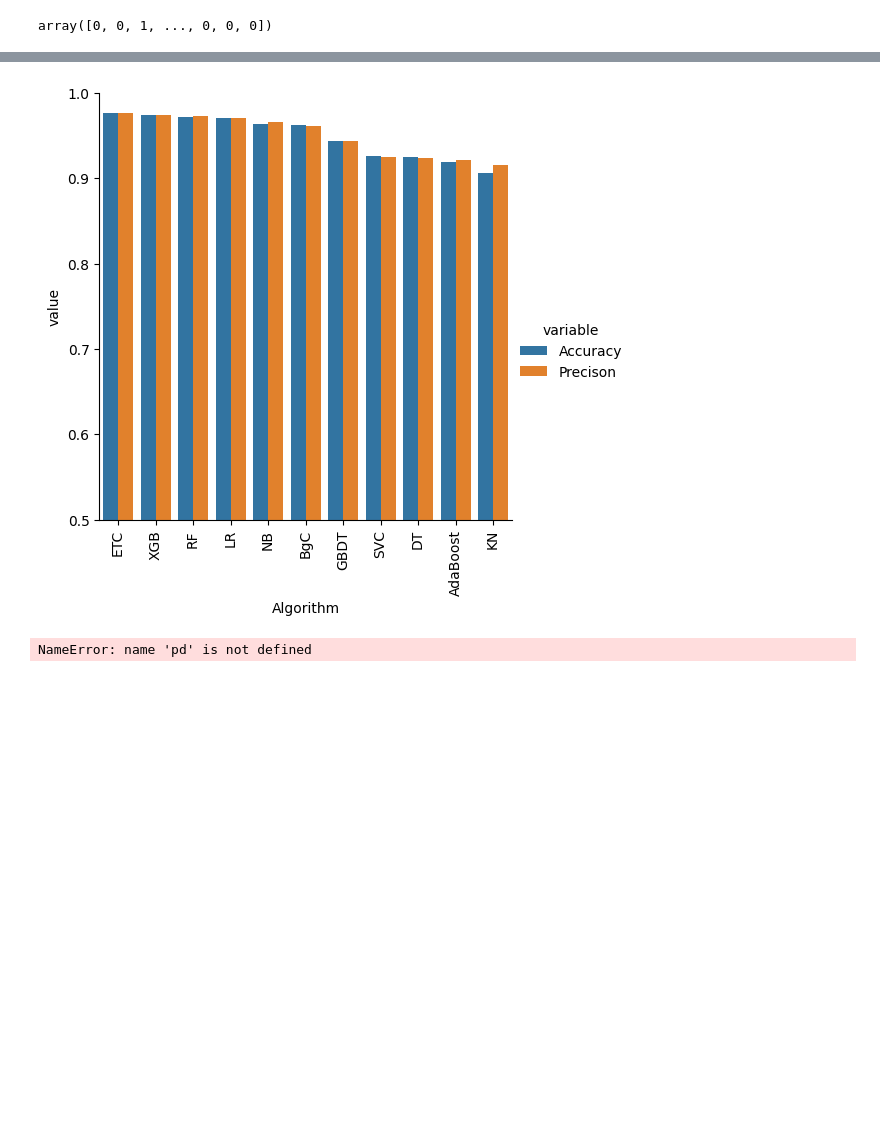
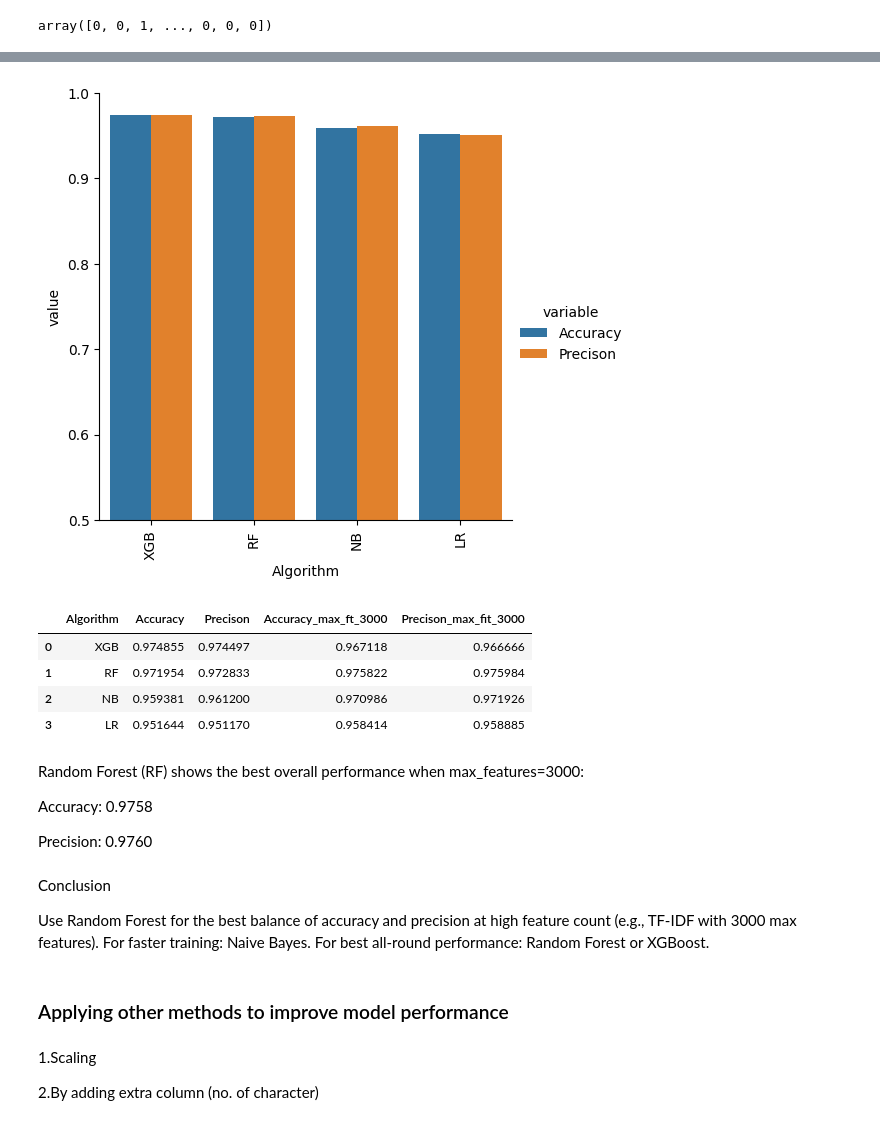
Before and after one commit to Ashish570raj/SMS-or-Email-Spam-Classifier, a Jupyter notebook: classifirer.ipynb, the cells around one changed output, grey strips where cells are left out. Cells and saved outputs as stored; diff of their text form; code cells hidden in the pictures; blank space fills up the shorter version.

Commit message:
model traning completed

```diff
--- a/classifirer.ipynb
+++ b/classifirer.ipynb
@@ -635,7 +635,7 @@ from sklearn.feature_extraction.text import CountVectorizer,TfidfVectorizer
 cv= CountVectorizer()
 tfidf=TfidfVectorizer(max_features=3000)
 # %%
-x= cv.fit_transform(df['transformed_text']).toarray()
+x= tfidf.fit_transform(df['transformed_text']).toarray()
 # %%
 x.shape
 # %% [output]
@@ -718,16 +720,17 @@ xgb = XGBClassifier(n_estimators=50, random_state=2)
 # %%
 clfs = {
-    'SVC'      : svc,
-    'KN'       : knc,
     'NB'       : mnb,
-    'DT'       : dtc,
     'LR'       : lrc,
     'RF'       : rfc,
-    'AdaBoost' : abc,
-    'BgC'      : bc,
-    'ETC'      : etc,
-    'GBDT'     : gbdt,
     'XGB'      : xgb   # ✅ Added proper key name
+#     'SVC'      : svc,
+#     'KN'       : knc,
+#     'DT'       : dtc,
+#     'AdaBoost' : abc,
+#     'BgC'      : bc,
+#     'ETC'      : etc,
+#     'GBDT'     : gbdt,
+#
 }
 # %%
 def train_classifierr(clf, x_train, x_test, y_train, y_test):
@@ -737,5 +740,5 @@ def train_classifierr(clf, x_train, x_test, y_train, y_test):
     precision = precision_score(y_test, y_pred, average='weighted')  # Use average param for multi-class
     return accuracy, precision
 # %%
-train_classifierr(svc, x_train, x_test, y_train, y_test)
+train_classifierr(lrc, x_train, x_test, y_train, y_test)
 # %% [output]
@@ -791,5 +784,5 @@ performance_df
 # %%
-performance_df22 = pd.melt (performance_df, id_vars = "Algorithm")
-performance_df22
+performance_df1= pd.melt (performance_df, id_vars = "Algorithm")
+performance_df1
 # %% [output]
 |  | Algorithm | variable | value |
@@ -812,14 +797,38 @@ performance_df22
 # %%
-sns.catplot(data=performance_df22,x="Algorithm", y="value", hue="variable",kind="bar",height=5)
+sns.catplot(data=performance_df1,x="Algorithm", y="value", hue="variable",kind="bar",height=5)
 plt.ylim(0.5,1.0)
 plt.xticks(rotation='vertical')
 plt.show()
 # %% [output]
-[figure, old version]
+[figure, new version]
 # %%
 # model improve
 # 1. change the max_features parameter of tfIdf
 # %%
-performance_df24=pd.DataFrame({"Algorithm":clfs.keys(),"Accuracy_max_ft_3000":accuracy_scores,"Precison_max_fit_3000":precision_scores}).sort_values("Precison_max_fit_3000",ascending=False)
+temp_df=pd.DataFrame({"Algorithm":clfs.keys(),"Accuracy_max_ft_3000":accuracy_scores,"Precison_max_fit_3000":precision_scores}).sort_values("Precison_max_fit_3000",ascending=False)
-# %% [output]
-NameError: name 'pd' is not defined
+# %%
+performance_df.merge(temp_df,on='Algorithm')
+# %% [output]
+|  | Algorithm | Accuracy | Precison | Accuracy_max_ft_3000 | Precison_max_fit_3000 |
+| 0 | XGB | 0.974855 | 0.974497 | 0.967118 | 0.966666 |
+| 1 | RF | 0.971954 | 0.972833 | 0.975822 | 0.975984 |
+| 2 | NB | 0.959381 | 0.961200 | 0.970986 | 0.971926 |
+| 3 | LR | 0.951644 | 0.951170 | 0.958414 | 0.958885 |
+# %% [markdown]
+Random Forest (RF) shows the best overall performance when max_features=3000:
+
+Accuracy: 0.9758
+
+Precision: 0.9760
+# %% [markdown]
+Conclusion
+
+Use Random Forest for the best balance of accuracy and precision at high feature count (e.g., TF-IDF with 3000 max features).
+For faster training: Naive Bayes.
+For best all-round performance: Random Forest or XGBoost.
+# %% [markdown]
+### Applying other methods to improve model performance
+# %% [markdown]
+1.Scaling
+
+2.By adding extra column (no. of character)
```
Also changed, not shown: parts of 38 cells of this notebook, 1 other file.
